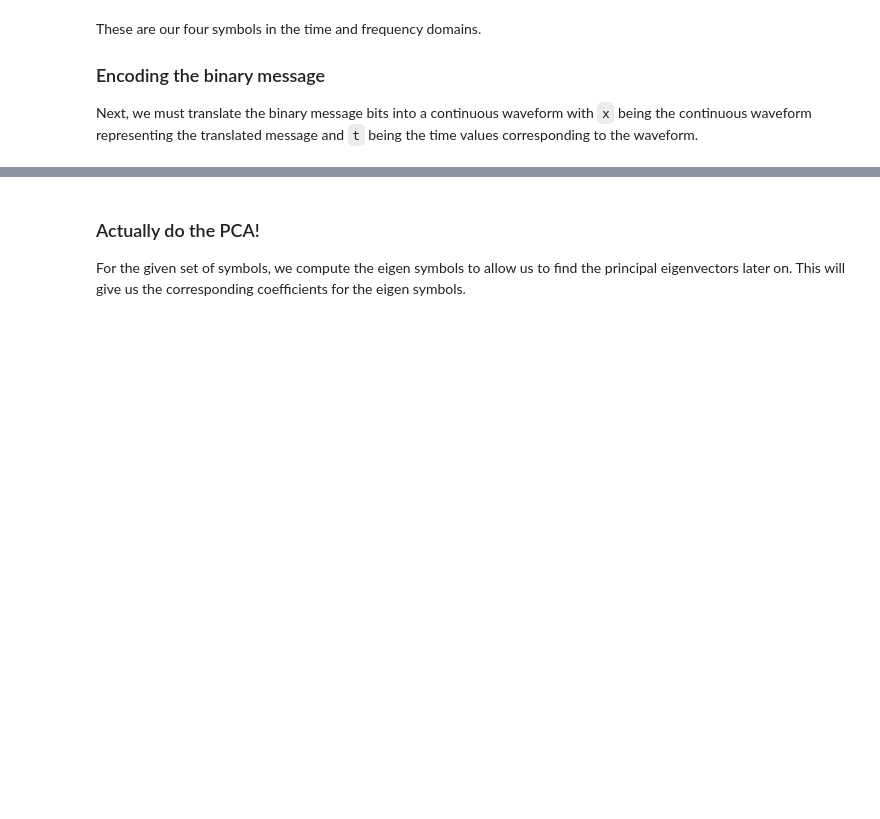
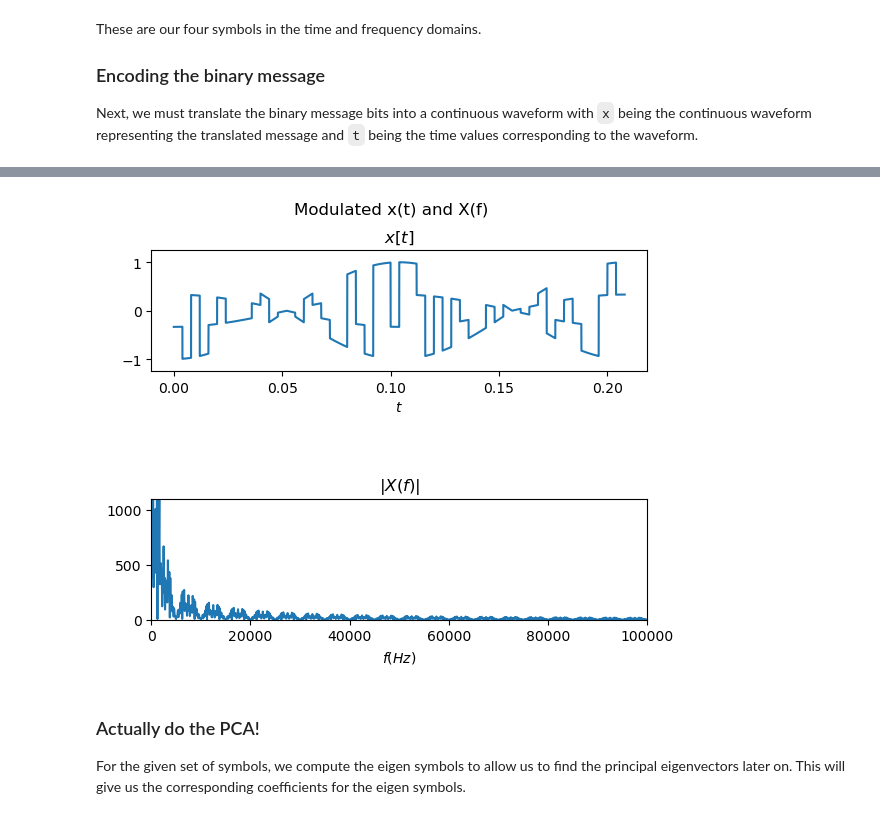
Before and after one commit to allyson-hur/adcomms_dsp, a Jupyter notebook: pca.ipynb, the cells around one changed output, grey strips where cells are left out. Saved outputs shown, nothing was run; the diff lists cells and outputs as text; code cells hidden in the pictures; blank space fills up the shorter version.

```diff
--- a/pca.ipynb
+++ b/pca.ipynb
@@ -164,3 +198,35 @@ TypeError: float() argument must be a string or a real number, not 'Figure'
+# %%
+class SymbolModulation:
+    def __init__(self, BITS_PER_SYMBOL, SAMPLES_PER_SYMBOL, F_C, symbols_of_t, message_bits_txt, x_values, t_values):
+       self.BITS_PER_SYMBOL = BITS_PER_SYMBOL
+       self.SAMPLES_PER_SYMBOL = SAMPLES_PER_SYMBOL
+       self.symbols_of_t = symbols_of_t
+       self.message_bits_txt = message_bits_txt
+       self.F_C = F_C
+       self.dt = 1 / F_C
+       self.x = x_values
+       self.t = t_values
+
+    def x_modulated(self):
+        """
+        Generate the modulated signal by multiplying the generated symbol by a
+        cosine wave at the carrier frequency.
+
+        Returns:
+            An array representing the modulated signal.
+        """
+        return self.x * np.cos(2 * np.pi * self.F_C * self.t)
+
+fig, ax = plt.subplots(2,1)
+plt.subplots_adjust(hspace=1.05)
+symbol_modulation_test = SymbolModulation(BITS_PER_SYMBOL, SAMPLES_PER_SYMBOL, F_C, symbols_of_t, message_bits_txt, test_x, test_t)
+x_modulated_test = symbol_modulation_test.x_modulated()
+real_fft_plot(test_t, x_modulated_test, ax[0], ax[1], dt, t_label='$x[t]$', f_label='$|X(f)|$', abs_xlim=1.1e3)
+plt.suptitle("Modulated x(t) and X(f)")
+plt.show()
+plt.close()
+# %% [output]
+[figure, added]
 # %% [markdown]
 ### Actually do the PCA!
 For the given set of symbols, we compute the eigen symbols to allow us to find the principal eigenvectors later on. This will give us the corresponding coefficients for the eigen symbols.
```
Also changed, not shown: parts of 11 cells of this notebook.
